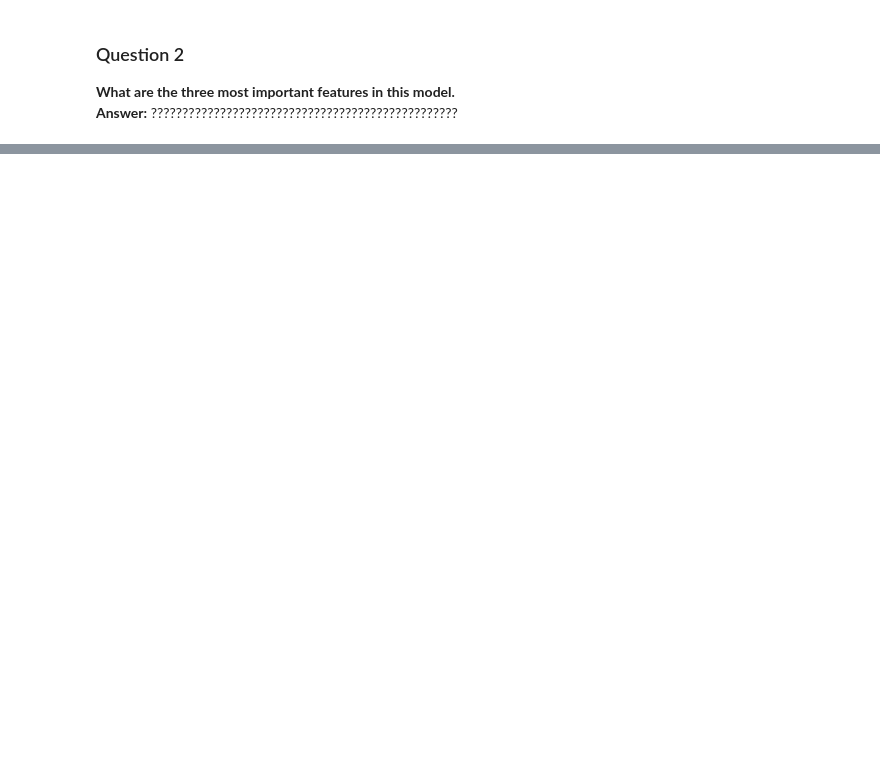
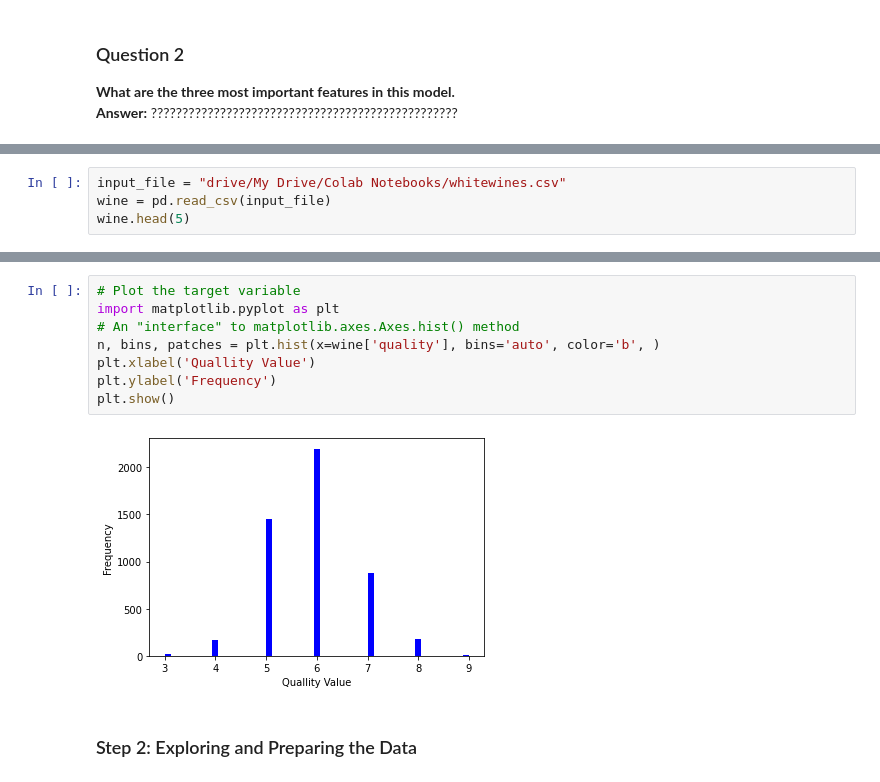
Before and after one commit to dhruvph/ANLY530, a Jupyter notebook: ANLY530_Lab1.ipynb, the cells around one changed output, grey strips where cells are left out. Drawn from its saved outputs; the diff is of its cells as text; blank space fills up the shorter version.

```diff
--- a/ANLY530_Lab1.ipynb
+++ b/ANLY530_Lab1.ipynb
@@ -196,0 +199,4 @@ print(accuracy_score(y_test, y_predict)*100)
+# %%
+input_file = "drive/My Drive/Colab Notebooks/whitewines.csv"
+wine = pd.read_csv(input_file)
+wine.head(5)
@@ -196,0 +210,12 @@ print(accuracy_score(y_test, y_predict)*100)
+# %%
+# Plot the target variable
+import matplotlib.pyplot as plt
+# An "interface" to matplotlib.axes.Axes.hist() method
+n, bins, patches = plt.hist(x=wine['quality'], bins='auto', color='b', )
+plt.xlabel('Quallity Value')
+plt.ylabel('Frequency')
+plt.show()
+# %% [output]
+[figure, added]
+# %% [markdown]
+### Step 2: Exploring and Preparing the Data
```
Also changed, not shown: parts of 23 cells of this notebook.
